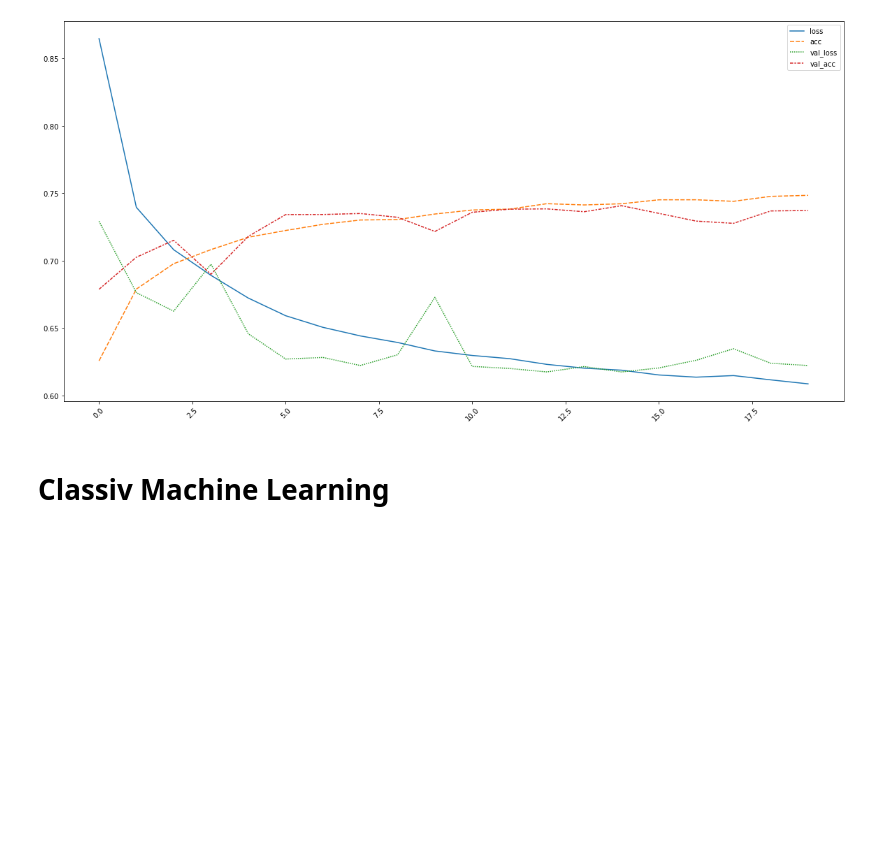
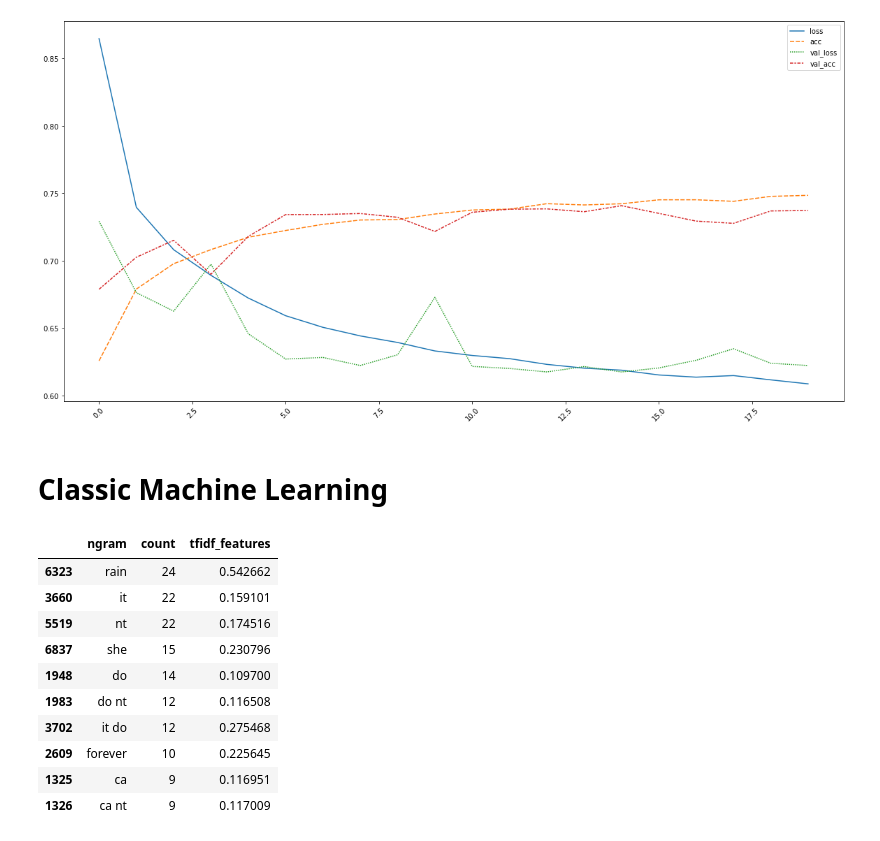
Before and after one commit to kluhan/northumbria, a Jupyter notebook: northumbria.ipynb, the cells around one changed output. Cells and saved outputs as stored; diff of their text form; code cells hidden in the pictures; blank space fills up the shorter version.

```diff
--- a/northumbria.ipynb
+++ b/northumbria.ipynb
@@ -1025,7 +1027,7 @@ sns.lineplot(data=history_df)
 <AxesSubplot:>
 [figure]
 # %% [markdown]
-# Classiv Machine Learning
+# Classic Machine Learning
 # %%
 import keras
 from keras.preprocessing.text import Tokenizer
@@ -1062,8 +1074,7 @@ x_train, x_test, y_train, y_test, num_classes = prepData(get_fresh_flatted_copy(
 # %%
 #https://pythonhealthcare.org/2018/12/15/104-using-free-text-for-classification-bag-of-words/
-def create_bag_of_words(X):
+def create_bag_of_words(x):
     from sklearn.feature_extraction.text import CountVectorizer
-
     vectorizer = CountVectorizer(analyzer = "word",   \
                                  ngram_range = (1,2), \
                                  max_features = 10000
@@ -1073,7 +1084,8 @@ def create_bag_of_words(X):
     # and learns the vocabulary; second, it transforms our training data
     # into feature vectors. The input to fit_transform should be a list of
     # strings. The output is a sparse array
-    train_data_features = vectorizer.fit_transform(X)
+
+    train_data_features = vectorizer.fit_transform(x)
 
     # Convert to a NumPy array for easy of handling
     train_data_features = train_data_features.toarray()
@@ -1089,18 +1101,31 @@ def create_bag_of_words(X):
 
     return vectorizer, vocab, train_data_features, tfidf_features, tfidf
 # %%
-vectorizer, vocab, train_data_features, tfidf_features, tfidf  = \
-    create_bag_of_words(X_train)
+vectorizer, vocab, train_data_features, tfidf_features, tfidf  = create_bag_of_words(x_train)
 # %%
+import pandas as pd
+
 bag_dictionary = pd.DataFrame()
 bag_dictionary['ngram'] = vocab
 bag_dictionary['count'] = train_data_features[0]
 bag_dictionary['tfidf_features'] = tfidf_features[0]
 
 # Sort by raw count
 bag_dictionary.sort_values(by=['count'], ascending=False, inplace=True)
 # Show top 10
-print(bag_dictionary.head(10))
+display(bag_dictionary.head(10))
+# %% [output]
+|  | ngram | count | tfidf_features |
+| 6323 | rain | 24 | 0.542662 |
+| 3660 | it | 22 | 0.159101 |
+| 5519 | nt | 22 | 0.174516 |
+| 6837 | she | 15 | 0.230796 |
+| 1948 | do | 14 | 0.109700 |
+| 1983 | do nt | 12 | 0.116508 |
+| 3702 | it do | 12 | 0.275468 |
+| 2609 | forever | 10 | 0.225645 |
+| 1325 | ca | 9 | 0.116951 |
+| 1326 | ca nt | 9 | 0.117009 |
 # %%
 def train_logistic_regression(features, label):
     print ("Training the logistic regression model...")
```
Also changed, not shown: parts of 14 cells of this notebook.
